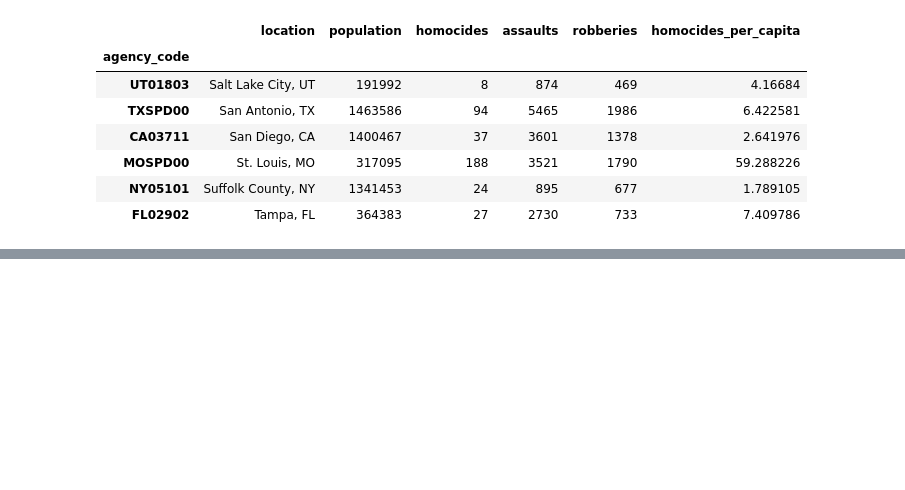
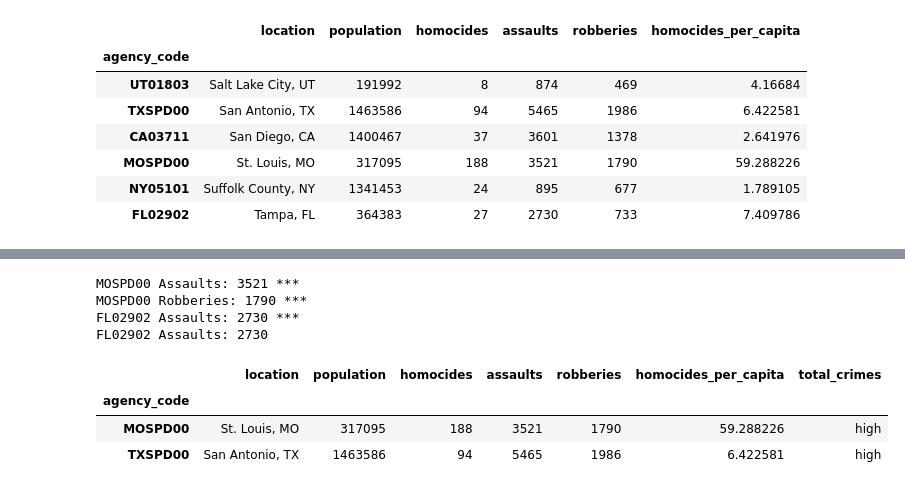
Before and after one commit to idayley/IS455, a Jupyter notebook: Checkpoints/Checkpoint - Dataframes.ipynb, the cells around one changed output, grey strips where cells are left out. Saved outputs shown, nothing was run; the diff lists cells and outputs as text; code cells hidden in the pictures; blank space fills up the shorter version.

```diff
--- a/Checkpoints/Checkpoint - Dataframes.ipynb
+++ b/Checkpoints/Checkpoint - Dataframes.ipynb
@@ -188,9 +171,37 @@ FL02902                 7.409786         high
 
 # 1. Iterate through the rows of df
 # 2. For every count of assualts and robberies, print it out along with the agency code and add an additional flag "***" if the count per capita ((count / population) * 100000) is greater than 500 for assaults or 250 for robberies.
+
+for item, row in df.iterrows():
+    if (((row['assaults'] / row['population']) * 100000) > 500):
+        print(f'{row.name} Assaults: {row["assaults"]} ***')
+    if (((row['robberies'] / row['population']) * 100000) > 250):
+        print(f'{row.name} Robberies: {row["robberies"]} ***')
+        # print(f'{(((row["robberies"] / row["population"]) * 100000))}')
+    # elif (((row['robberies'] / row['population']) * 100000) > 250):
+    #     print(f'{row.name} Assaults: {row["assaults"]} ***')
+    #     print(f'{row.name} Robberies: {row["robberies"]} ***')
+    if (((row['assaults'] / row['population']) * 100000) <= 500) & (((row['robberies'] / row['population']) * 100000) > 250):
+        print(f'{row.name} Assaults: {row["assaults"]}')
+    if (((row['robberies'] / row['population']) * 100000) <= 250) & (((row['assaults'] / row['population']) * 100000) > 500):
+        print(f'{row.name} Assaults: {row["assaults"]}')
+# %% [output]
+MOSPD00 Assaults: 3521 ***
+MOSPD00 Robberies: 1790 ***
+FL02902 Assaults: 2730 ***
+FL02902 Assaults: 2730
 # %%
 # Question 7
 
 # 1. Sort the DataFrame by homicides per capita from greatest to least on the original DataFrame (not a copy)
 # 2. Filter/reduce the DataFrame down to only those with more than 50 total homocides OR (not 'and') over 5000 assaults
 # 3. Print the DataFrame
+
+df.sort_values(by='homocides_per_capita', ascending=False, inplace=True)
+df = df[(df.homocides_per_capita > 50) | (df.assaults > 5000)]
+df
+# %% [output]
+|  | location | population | homocides | assaults | robberies | homocides_per_capita | total_crimes |
+| agency_code |  |  |  |  |  |  |  |
+| MOSPD00 | St. Louis, MO | 317095 | 188 | 3521 | 1790 | 59.288226 | high |
+| TXSPD00 | San Antonio, TX | 1463586 | 94 | 5465 | 1986 | 6.422581 | high |
```
Also changed, not shown: parts of 1 cell of this notebook, 1 other file.
